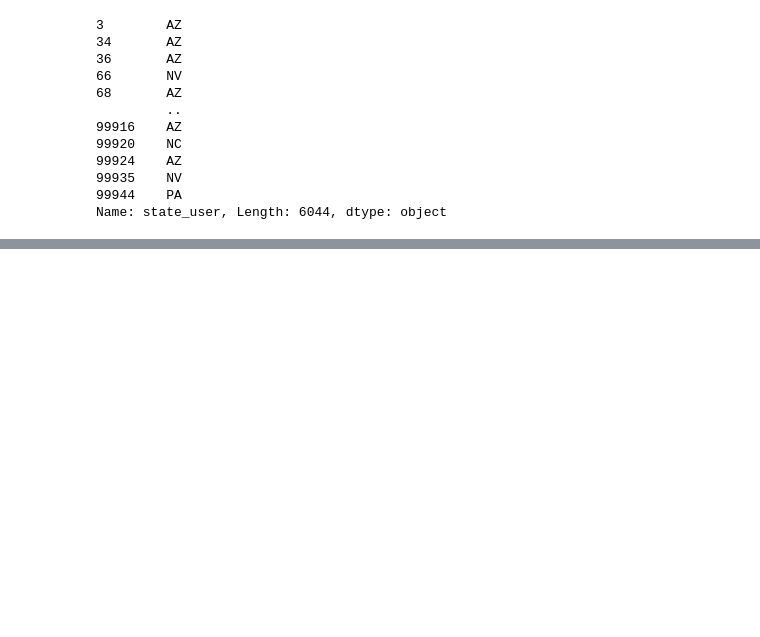
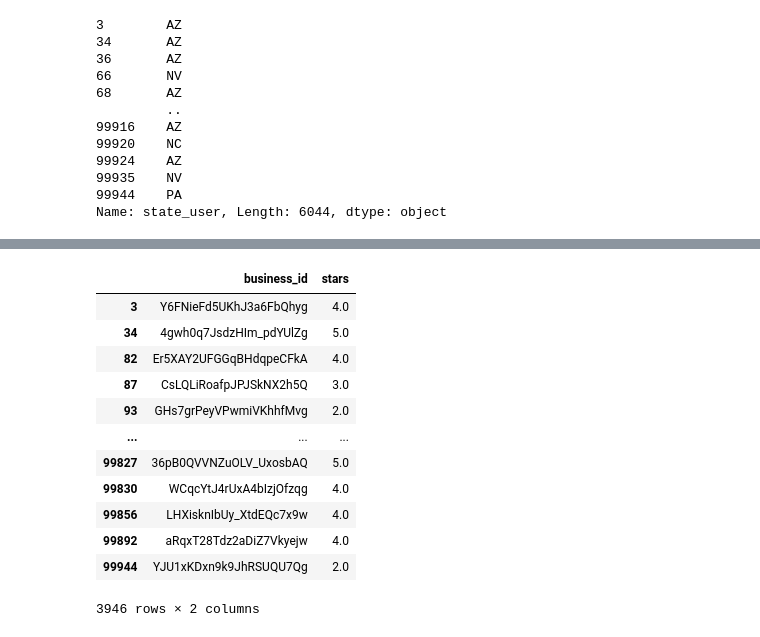
Before and after one commit to askador/data-mining-in-cybersecurity, a Jupyter notebook: data_analysis/quick_data_review/users_reviews.ipynb, the cells around one changed output, grey strips where cells are left out. Drawn from its saved outputs; the diff is of its cells as text; code cells hidden in the pictures; blank space fills up the shorter version.

```diff
--- a/data_analysis/quick_data_review/users_reviews.ipynb
+++ b/data_analysis/quick_data_review/users_reviews.ipynb
@@ -341,0 +338,17 @@ Length: 8279, dtype: object
+# %%
+local_reviews = review_user_df[review_user_df['origin'] == 'local'][['business_id', 'stars']]
+local_reviews
+# %% [output]
+|  | business_id | stars |
+| 3 | Y6FNieFd5UKhJ3a6FbQhyg | 4.0 |
+| 34 | 4gwh0q7JsdzHIm_pdYUlZg | 5.0 |
+| 82 | Er5XAY2UFGGqBHdqpeCFkA | 4.0 |
+| 87 | CsLQLiRoafpJPJSkNX2h5Q | 3.0 |
+| 93 | GHs7grPeyVPwmiVKhhfMvg | 2.0 |
+| ... | ... | ... |
+| 99827 | 36pB0QVVNZuOLV_UxosbAQ | 5.0 |
+| 99830 | WCqcYtJ4rUxA4bIzjOfzqg | 4.0 |
+| 99856 | LHXisknIbUy_XtdEQc7x9w | 4.0 |
+| 99892 | aRqxT28Tdz2aDiZ7Vkyejw | 4.0 |
+| 99944 | YJU1xKDxn9k9JhRSUQU7Qg | 2.0 |
+3946 rows × 2 columns
```
Also changed, not shown: parts of 10 cells of this notebook.
